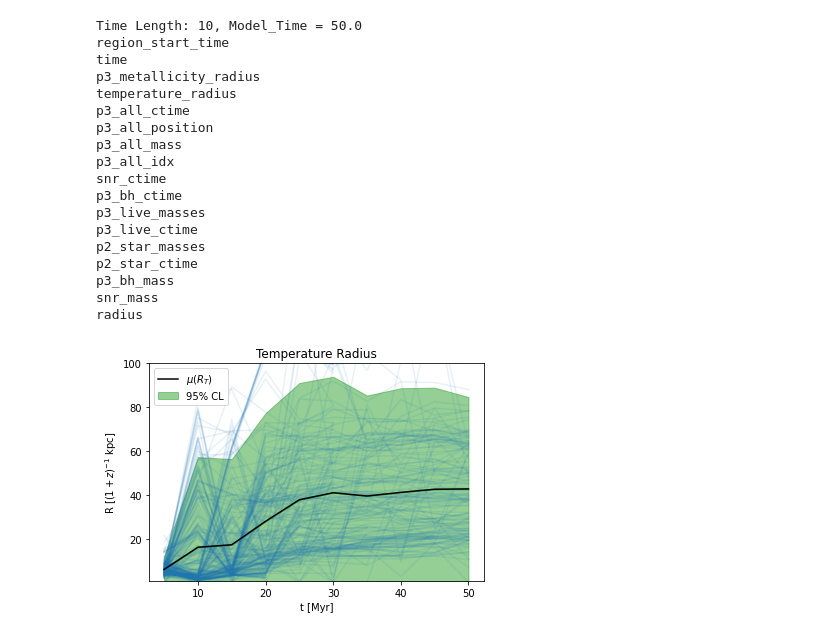
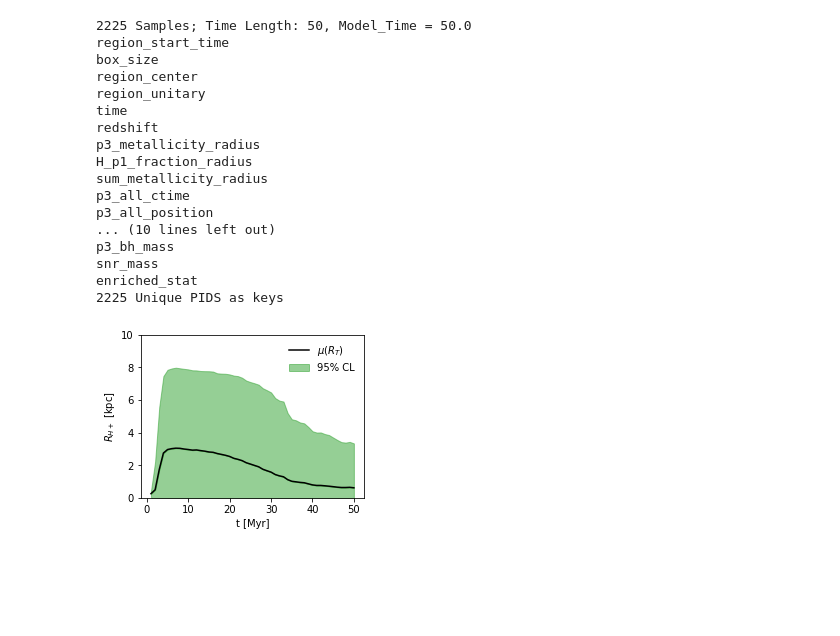
Before and after one commit to azton/phoenix_analysis, a Jupyter notebook: size_of-region_exploration.ipynb, the cells around one changed output. Cells and saved outputs as stored; diff of their text form; code cells hidden in the pictures; blank space fills up the shorter version.

```diff
--- a/size_of-region_exploration.ipynb
+++ b/size_of-region_exploration.ipynb
@@ -6,6 +9,6 @@ from analysis_helpers import *
 # %%
-sim = 'phx256-1'
-logs = glob.glob('C:/Users/azton/Projects/phoenix_analysis/size_of-bak/%s/*.json'%sim)
+sim = '*'
+logs = glob.glob('C:/Users/azton/Projects/phoenix_analysis/size_of-single/%s/*.json'%sim)
 with open(logs[0], 'r') as f:
     rq = json.load(f)
 for i, log in enumerate(logs):
@@ -16,72 +19,85 @@ for i, log in enumerate(logs):
             rq[k] = newd[k]
 tlen = 0
 tmax = 0
+n = 0
 for k in rq:
     if len(rq[k]['time']) > tlen: tlen = len(rq[k]['time'])
     dt = max(rq[k]['time']) - min(rq[k]['time'])
     if dt > tmax: tmax = dt
-print('Time Length: %d, Model_Time = %0.1f'%(tlen, tmax))
+    n+= 1
+print('%d Samples; Time Length: %d, Model_Time = %0.1f'%(n,tlen, tmax))
 for k in rq:
     for kk in rq[k]:
         print(kk)
     break
+uni_pids = []
+for k in rq:
+    if k not in uni_pids:
+        uni_pids.append(k)
+print('%d Unique PIDS as keys '%len(uni_pids))
 dt = tmax / tlen
 # %% [output]
-Time Length: 10, Model_Time = 50.0
+2225 Samples; Time Length: 50, Model_Time = 50.0
 region_start_time
+box_size
+region_center
+region_unitary
 time
+redshift
 p3_metallicity_radius
-temperature_radius
+H_p1_fraction_radius
+sum_metallicity_radius
 p3_all_ctime
 p3_all_position
-p3_all_mass
-p3_all_idx
-snr_ctime
-p3_bh_ctime
-p3_live_masses
-p3_live_ctime
-p2_star_masses
-p2_star_ctime
+... (10 lines left out)
 p3_bh_mass
 snr_mass
-radius
+enriched_stat
+2225 Unique PIDS as keys
 # %%
 ltime = tlen # number of time slots expected
-tmax += 1 # account for not including last time in np.arange
+# tmax += 1 # account for not including last time in np.arange
 nskip = tmax // (ltime-1)
 time = np.arange(0, tmax, nskip)
+# print('time size: ', time.size, time)
 temp_profs = []
 for k in rq:
-    tk = rq[k]['temperature_radius']
-    while len(tk) < ltime:
-        tk.append(0)
-    temp_profs.append(tk)
+    if 'region_center' in rq[k].keys():
+        tk = rq[k]['H_p1_fraction_radius']
+        while len(tk) < ltime:
+            tk.append(0)
+        temp_profs.append(tk)
 
 temp_profs = np.array(temp_profs)
 meant = []
 stdt = []
 for p in range(ltime):
     bin = temp_profs[:,p]
     meant.append(bin[bin > 0].mean())
     stdt.append(bin[bin > 0].std())
 meant = np.array(meant)
 stdt = np.array(stdt)
-fig, ax = plt.subplots()
+fig, ax = plt.subplots(figsize=(4,3))
+n=0
 for prof in temp_profs: #iterate particle indices that were logged
-    ax.plot(time[1:][prof >0], prof[prof > 0], alpha=0.1, color='tab:blue')
-#     ax.set_yscale('log')
+#     ax.plot(time[1:][prof >0], prof[prof > 0], alpha=0.02, color='tab:blue', label = "$R_T$" if n == 0 else None)
+    n += 1
+
+    #     ax.set_yscale('log')
     # ax.set_ylim(0.0, max(rq[k]['p3_metallicity_radius']))
 ax.plot(time[1:], meant, alpha=1, color='k', label='$\mu (R_T)$')
 ax.fill_between(time[1:], meant, meant+1.97*stdt, color='tab:green',alpha=0.5, label= '95% CL')
 ax.fill_between(time[1:], meant, meant-1.97*stdt, color='tab:green',alpha=0.5)
-ax.set_ylim(1,100)
-ax.set_title('Temperature Radius')
-ax.set_ylabel('R [$(1+z)^{-1}$ kpc]')
+ax.set_ylim(0,10)
+# ax.set_title('Temperature Radius')
+ax.set_ylabel('$R_{H+}$ [kpc]')
 ax.set_xlabel('t [Myr]')
-ax.legend()
-plt.savefig('phx256-1_temp_rad.png')
+leg = ax.legend(frameon=False)
+for l in leg.get_lines():
+    l.set_alpha(1)
+plt.savefig('images/phx_h_p1_rad.pdf', bbox_inches='tight')
 # %% [output]
-[figure, old version]
+[figure, new version]
 # %%
 time = np.arange(0, tmax, nskip)
 temp_profs = []
```
Also changed, not shown: parts of 14 cells of this notebook, 7 other files.
